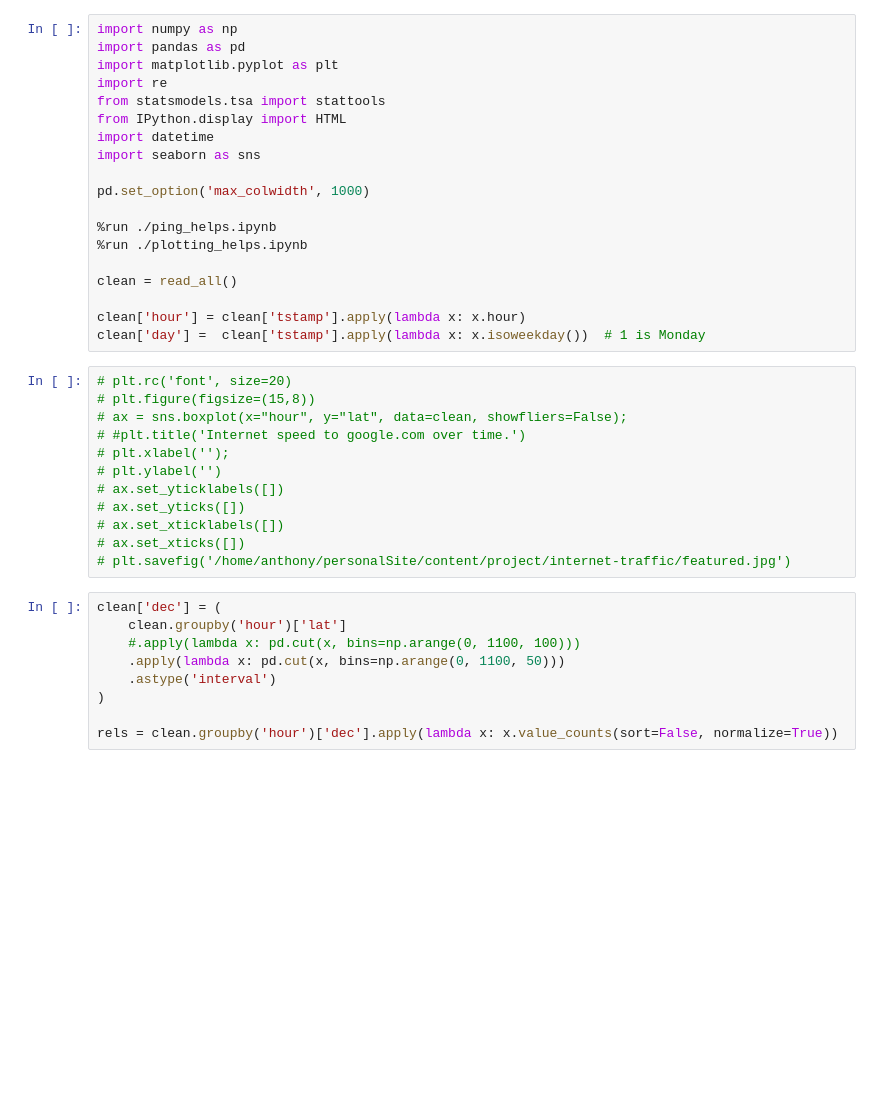
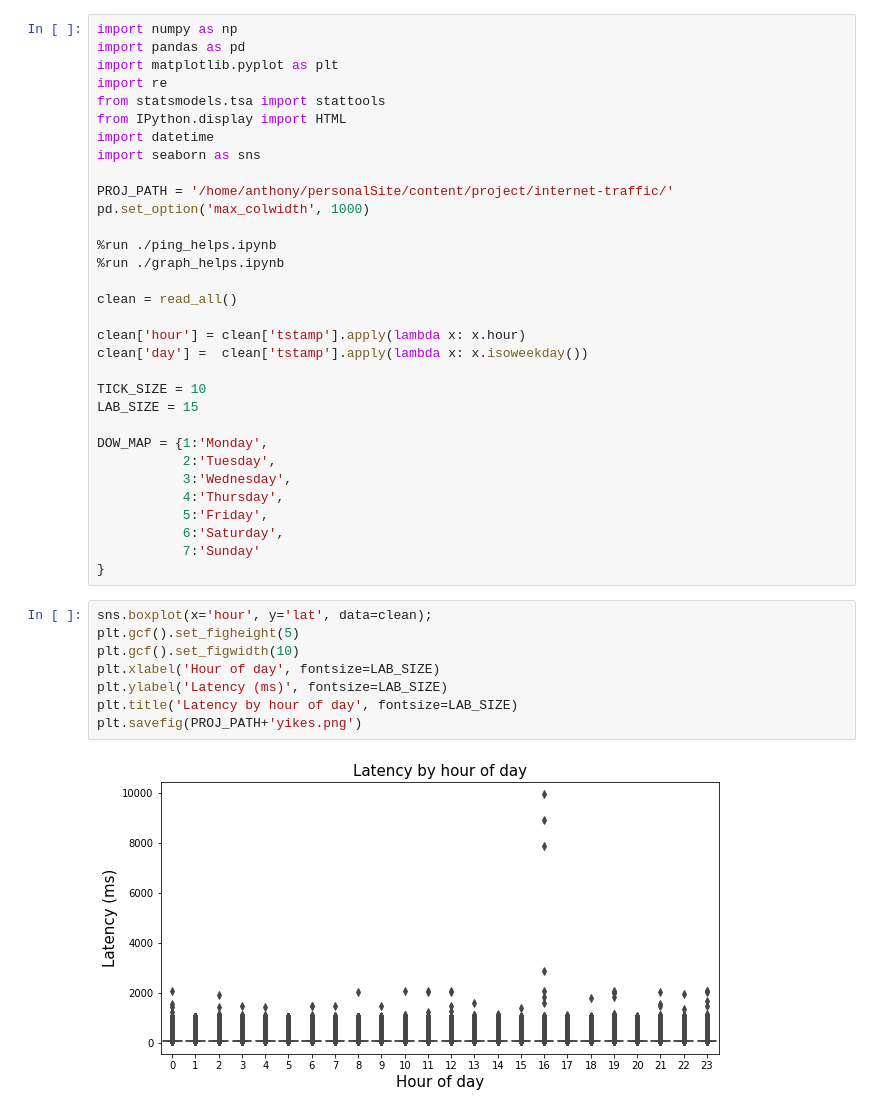
Before and after one commit to ayoskovich/int-traffic, a Jupyter notebook: analyze_ping.ipynb, the cells around one changed output. Drawn from its saved outputs; the diff is of its cells as text; blank space fills up the shorter version.

Commit message:
Drawing pictures for site post

```diff
--- a/analyze_ping.ipynb
+++ b/analyze_ping.ipynb
@@ -8,33 +8,35 @@ from IPython.display import HTML
 import datetime
 import seaborn as sns
 
+PROJ_PATH = '/home/anthony/personalSite/content/project/internet-traffic/'
 pd.set_option('max_colwidth', 1000)
 
 %run ./ping_helps.ipynb
-%run ./plotting_helps.ipynb
+%run ./graph_helps.ipynb
 
 clean = read_all()
 
 clean['hour'] = clean['tstamp'].apply(lambda x: x.hour)
-clean['day'] =  clean['tstamp'].apply(lambda x: x.isoweekday())  # 1 is Monday
+clean['day'] =  clean['tstamp'].apply(lambda x: x.isoweekday())
+
+TICK_SIZE = 10
+LAB_SIZE = 15
+
+DOW_MAP = {1:'Monday',
+           2:'Tuesday',
+           3:'Wednesday',
+           4:'Thursday',
+           5:'Friday',
+           6:'Saturday',
+           7:'Sunday'
+}
-# %%
-# plt.rc('font', size=20)
-# plt.figure(figsize=(15,8))
-# ax = sns.boxplot(x="hour", y="lat", data=clean, showfliers=False);
-# #plt.title('Internet speed to google.com over time.')
-# plt.xlabel('');
-# plt.ylabel('')
-# ax.set_yticklabels([])
-# ax.set_yticks([])
-# ax.set_xticklabels([])
-# ax.set_xticks([])
-# plt.savefig('/home/anthony/personalSite/content/project/internet-traffic/featured.jpg')
-# %%
-clean['dec'] = (
-    clean.groupby('hour')['lat']
-    #.apply(lambda x: pd.cut(x, bins=np.arange(0, 1100, 100)))
-    .apply(lambda x: pd.cut(x, bins=np.arange(0, 1100, 50)))
-    .astype('interval')
-)
-
-rels = clean.groupby('hour')['dec'].apply(lambda x: x.value_counts(sort=False, normalize=True))
+# %%
+sns.boxplot(x='hour', y='lat', data=clean);
+plt.gcf().set_figheight(5)
+plt.gcf().set_figwidth(10)
+plt.xlabel('Hour of day', fontsize=LAB_SIZE)
+plt.ylabel('Latency (ms)', fontsize=LAB_SIZE)
+plt.title('Latency by hour of day', fontsize=LAB_SIZE)
+plt.savefig(PROJ_PATH+'yikes.png')
+# %% [output]
+[figure, added]
```
Also changed, not shown: parts of 4 cells of this notebook, 4 other files.
